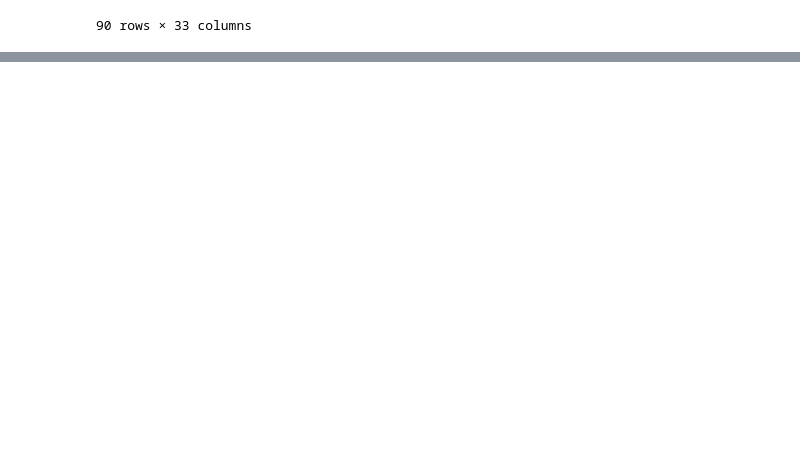
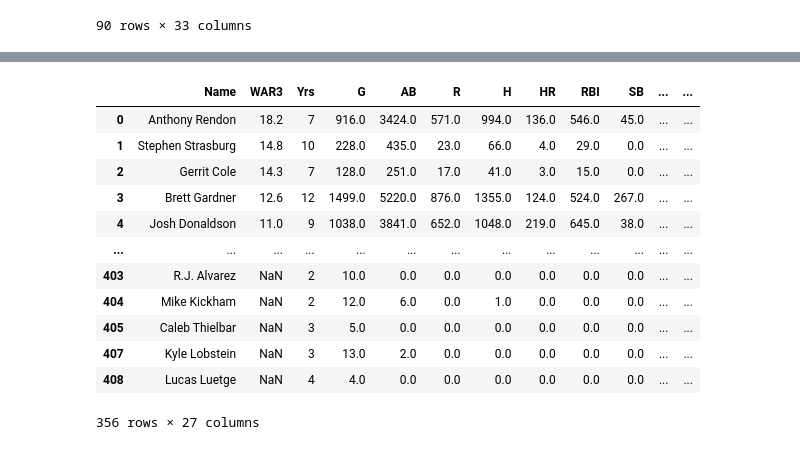
Before and after one commit to MattKrepp1/Econ-411, a Jupyter notebook: Course Project/Project Rough Draft.ipynb, the cells around one changed output, grey strips where cells are left out. Cells and saved outputs as stored; diff of their text form; code cells hidden in the pictures; blank space fills up the shorter version.

```diff
--- a/Course Project/Project Rough Draft.ipynb
+++ b/Course Project/Project Rough Draft.ipynb
@@ -55,0 +164,19 @@ result
+# %%
+pd.read_csv("SR FA Stats 2019.csv")
+df_stats = pd.read_csv("SR FA Stats 2019.csv")
+df_stats.dropna(subset = ['G'], inplace=True)
+df_stats
+# %% [output]
+|  | Name | WAR3 | Yrs | G | AB | R | H | HR | RBI | SB | ... | ... |
+| 0 | Anthony Rendon | 18.2 | 7 | 916.0 | 3424.0 | 571.0 | 994.0 | 136.0 | 546.0 | 45.0 | ... | ... |
+| 1 | Stephen Strasburg | 14.8 | 10 | 228.0 | 435.0 | 23.0 | 66.0 | 4.0 | 29.0 | 0.0 | ... | ... |
+| 2 | Gerrit Cole | 14.3 | 7 | 128.0 | 251.0 | 17.0 | 41.0 | 3.0 | 15.0 | 0.0 | ... | ... |
+| 3 | Brett Gardner | 12.6 | 12 | 1499.0 | 5220.0 | 876.0 | 1355.0 | 124.0 | 524.0 | 267.0 | ... | ... |
+| 4 | Josh Donaldson | 11.0 | 9 | 1038.0 | 3841.0 | 652.0 | 1048.0 | 219.0 | 645.0 | 38.0 | ... | ... |
+| ... | ... | ... | ... | ... | ... | ... | ... | ... | ... | ... | ... | ... |
+| 403 | R.J. Alvarez | NaN | 2 | 10.0 | 0.0 | 0.0 | 0.0 | 0.0 | 0.0 | 0.0 | ... | ... |
+| 404 | Mike Kickham | NaN | 2 | 12.0 | 6.0 | 0.0 | 1.0 | 0.0 | 0.0 | 0.0 | ... | ... |
+| 405 | Caleb Thielbar | NaN | 3 | 5.0 | 0.0 | 0.0 | 0.0 | 0.0 | 0.0 | 0.0 | ... | ... |
+| 407 | Kyle Lobstein | NaN | 3 | 13.0 | 2.0 | 0.0 | 0.0 | 0.0 | 0.0 | 0.0 | ... | ... |
+| 408 | Lucas Luetge | NaN | 4 | 4.0 | 0.0 | 0.0 | 0.0 | 0.0 | 0.0 | 0.0 | ... | ... |
+356 rows × 27 columns
```
Also changed, not shown: parts of 15 cells of this notebook, 13 other files.
